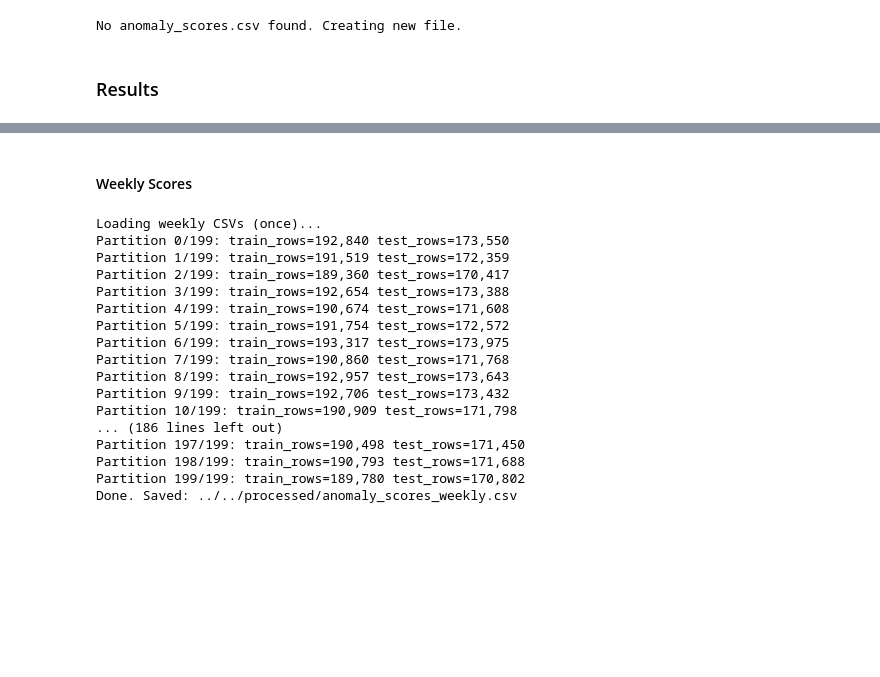
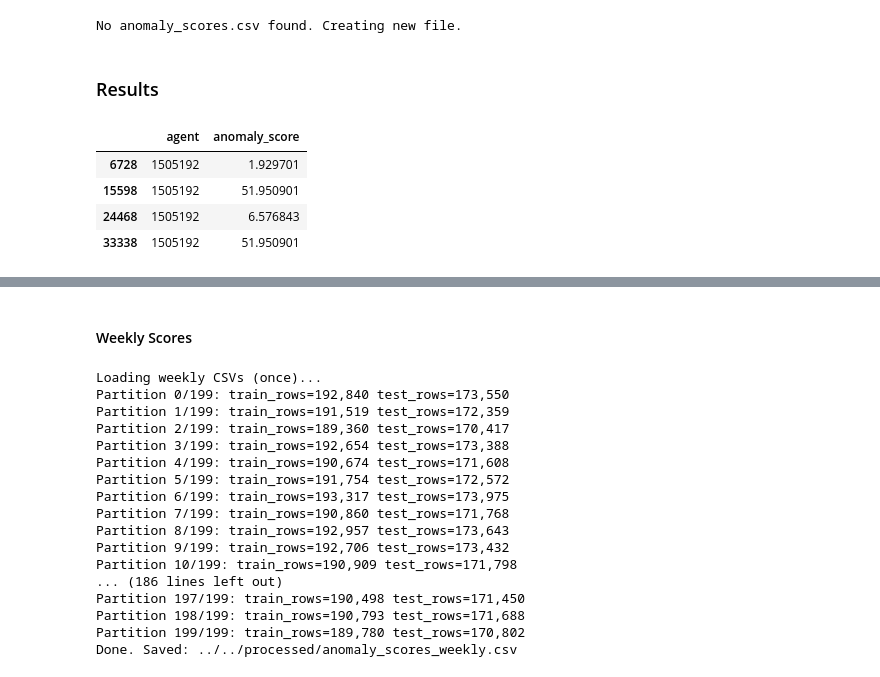
Before and after one commit to ChanukaRavishan/liad, a Jupyter notebook: framework/tsm/tsm_scores.ipynb, the cells around one changed output, grey strips where cells are left out. Saved outputs shown, nothing was run; the diff lists cells and outputs as text; code cells hidden in the pictures; blank space fills up the shorter version.

```diff
--- a/framework/tsm/tsm_scores.ipynb
+++ b/framework/tsm/tsm_scores.ipynb
@@ -216,0 +213,18 @@ anomaly_df['is_anomaly'] = anomaly_df['agent'].isin(gt_anomaly_agents).astype(in
+# %%
+dfs = [onevsone, onevstwo, twovsone, twovstwo]
+
+combined = pd.concat(dfs, ignore_index=True)
+
+anomaly_df = (
+    combined
+    .groupby("agent", as_index=False)["anomaly_score"]
+    .mean()
+)
+# %%
+combined[combined['agent'] ==1505192]
+# %% [output]
+|  | agent | anomaly_score |
+| 6728 | 1505192 | 1.929701 |
+| 15598 | 1505192 | 51.950901 |
+| 24468 | 1505192 | 6.576843 |
+| 33338 | 1505192 | 51.950901 |
```
Also changed, not shown: parts of 13 cells of this notebook, 13 other files.
